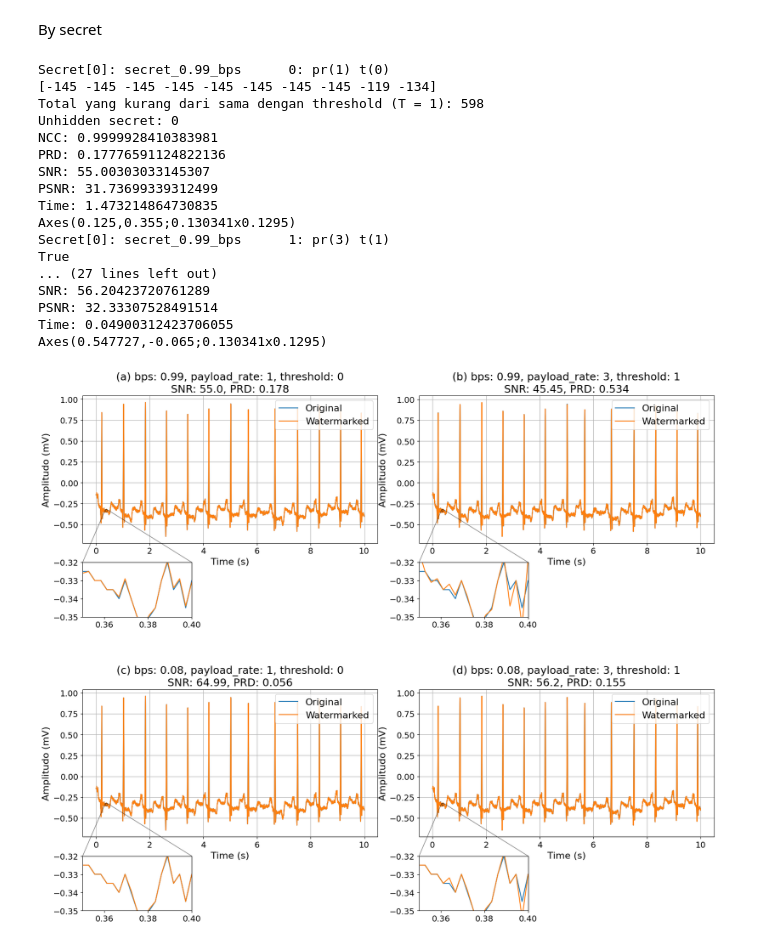
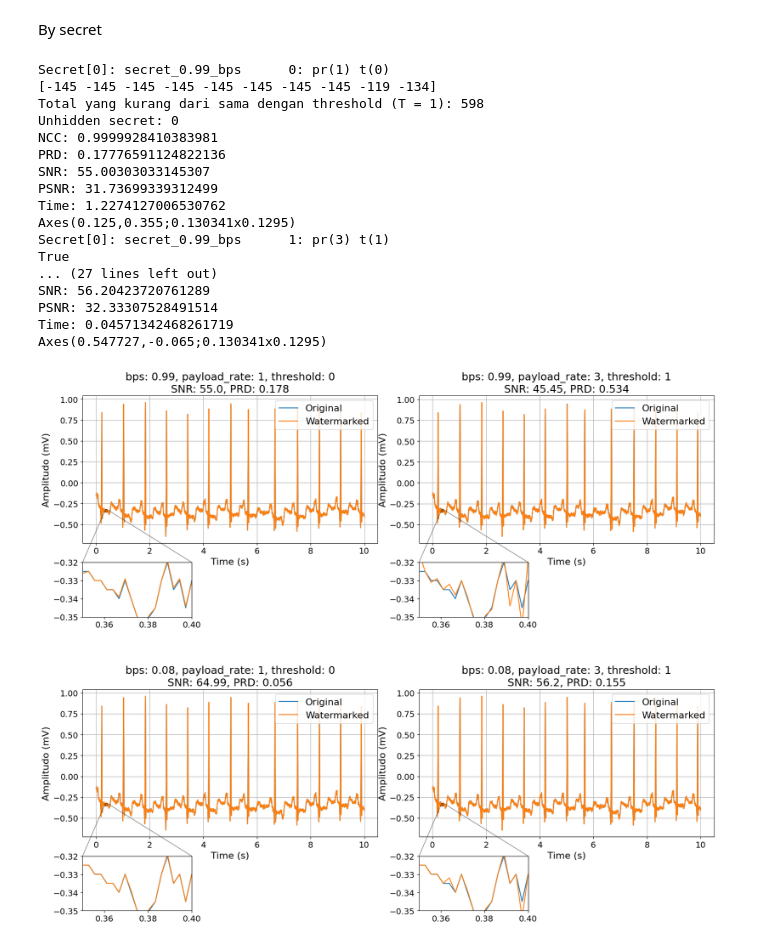
Before and after one commit to wisnupramoedya/data-hiding-ecg-pee-improved, a Jupyter notebook: out_signal_v3.ipynb, the cells around one changed output. Cells and saved outputs as stored; diff of their text form; code cells hidden in the pictures.

Commit message:
feat: update result for v3

```diff
--- a/out_signal_v3.ipynb
+++ b/out_signal_v3.ipynb
@@ -84,7 +84,7 @@ for secret_name, secret_data in secret_dicts.items():
         axs[secret_index, pr_n_t_index].set_ylabel(
             'Amplitudo (mV)', fontsize=16)
         axs[secret_index, pr_n_t_index].set_title(
-            f'({names[secret_index*2 + pr_n_t_index]}) bps: {secret_name[7:11]}, payload_rate: {payload_rate}, threshold: {threshold}\nSNR: {round(result.snr, 2)}, PRD: {round(result.prd, 3)}',
+            f'bps: {secret_name[7:11]}, payload_rate: {payload_rate}, threshold: {threshold}\nSNR: {round(result.snr, 2)}, PRD: {round(result.prd, 3)}',
             fontsize=18)
         axs[secret_index, pr_n_t_index].grid(True)
         axs[secret_index, pr_n_t_index].legend(loc='upper right', fontsize=16)
@@ -94,33 +94,33 @@ for secret_name, secret_data in secret_dicts.items():
         axins = axs[secret_index, pr_n_t_index].inset_axes(
             [0., -0.5, 0.37, 0.37],
             xlim=(0.35, 0.4), ylim=(-0.35, -0.32))
         axins.plot(y, original_data/1000)
         axins.plot(y, watermarked_data/1000)
         axins.tick_params(axis='both', labelsize=14)
         print(axins)
         axs[secret_index, pr_n_t_index].indicate_inset_zoom(axins, edgecolor="black")
 
     secret_index += 1
 
 fig.tight_layout()
 plt.savefig('out/v3_4_signal_comparison.png', dpi=300)
 plt.show()
 # %% [output]
 Secret[0]: secret_0.99_bps      0: pr(1) t(0)
 [-145 -145 -145 -145 -145 -145 -145 -145 -119 -134]
 Total yang kurang dari sama dengan threshold (T = 1): 598
 Unhidden secret: 0
 NCC: 0.9999928410383981
 PRD: 0.17776591124822136
 SNR: 55.00303033145307
 PSNR: 31.73699339312499
-Time: 1.473214864730835
+Time: 1.2274127006530762
 Axes(0.125,0.355;0.130341x0.1295)
 Secret[0]: secret_0.99_bps      1: pr(3) t(1)
 True
 ... (27 lines left out)
 SNR: 56.20423720761289
 PSNR: 32.33307528491514
-Time: 0.04900312423706055
+Time: 0.04571342468261719
 Axes(0.547727,-0.065;0.130341x0.1295)
-[figure, old version]
+[figure, new version]
```
Also changed, not shown: 4 other files.
